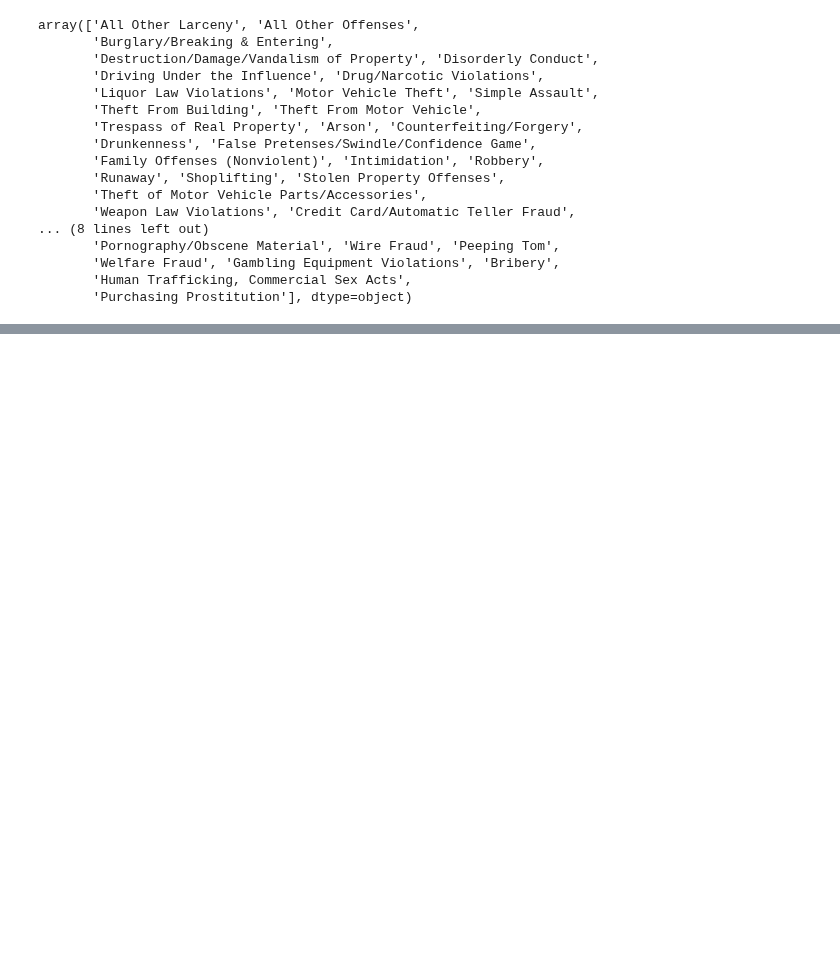
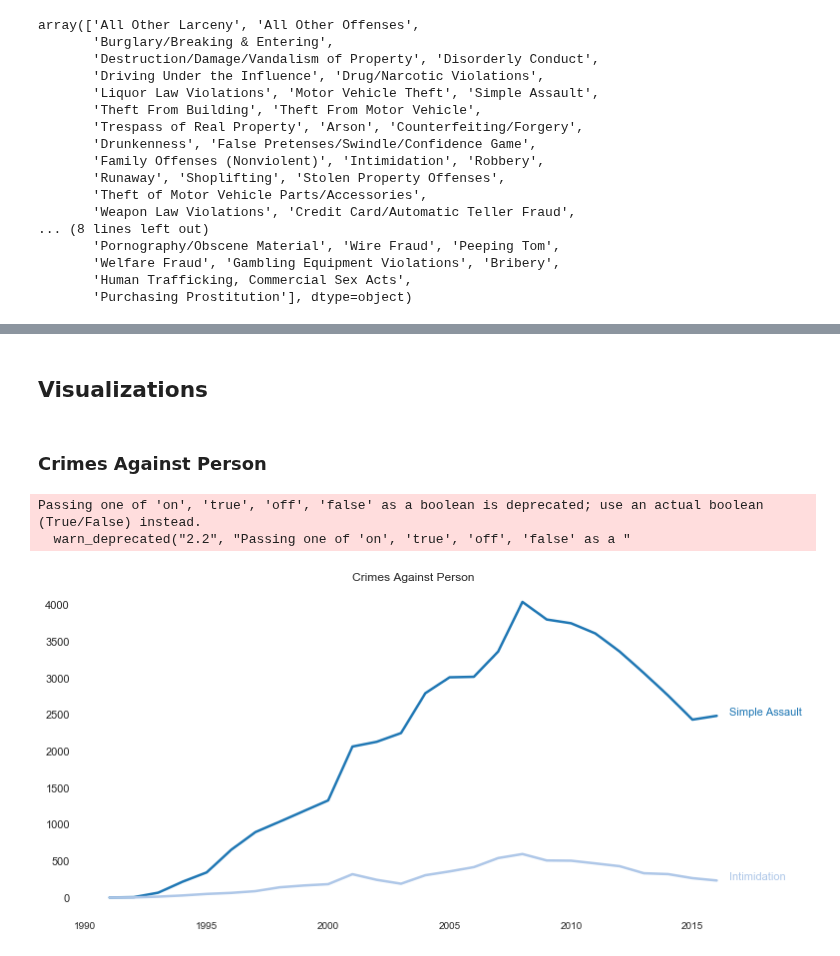
Before and after one commit to sheldonchan/clean_slate, a Jupyter notebook: notebooks/Arrest crime statistics.ipynb, the cells around one changed output, grey strips where cells are left out. Saved outputs shown, nothing was run; the diff lists cells and outputs as text; code cells hidden in the pictures; blank space fills up the shorter version.

Commit message:
Updated with charts
Updated with charts and recategorization

```diff
--- a/notebooks/Arrest crime statistics.ipynb
+++ b/notebooks/Arrest crime statistics.ipynb
@@ -54,0 +138,6 @@ arrests.head()
+# %%
+categories = { i:"Crimes Against Person" for i in crimes_against_person }
+categories.update({ i: "Crimes Against Property" for i in crimes_against_property})
+categories.update({ i: "Crimes Against Society" for i in crimes_against_society})
+categories.update({ i: "Group B Offenses" for i in group_b_offenses})
+categories.update({ i: "Missing" for i in missing})
@@ -109,0 +237,33 @@ clean_arrests[clean_arrests["Eligible"]]["Count"].sum()
+# %% [markdown]
+## Visualizations
+# %%
+tableau20 = [(31, 119, 180), (174, 199, 232), (255, 127, 14), (255, 187, 120),
+             (44, 160, 44), (152, 223, 138), (214, 39, 40), (255, 152, 150),
+             (148, 103, 189), (197, 176, 213), (140, 86, 75), (196, 156, 148),
+             (227, 119, 194), (247, 182, 210), (127, 127, 127), (199, 199, 199),
+             (188, 189, 34), (219, 219, 141), (23, 190, 207), (158, 218, 229)]
+
+# Scale the RGB values to the [0, 1] range, which is the format matplotlib accepts.
+for i in range(len(tableau20)):
+    r, g, b = tableau20[i]
+    tableau20[i] = (r / 255., g / 255., b / 255.)
+
+def crime_plot(categories):
+    plt.figure(figsize=(12, 6))
+    ax = plt.subplot(111)
+    ax.spines["top"].set_visible(False)
+    ax.spines["bottom"].set_visible(False)
+    ax.spines["right"].set_visible(False)
+    ax.spines["left"].set_visible(False)
+    ax.get_xaxis().tick_bottom()
+    ax.get_yaxis().tick_left()
+    plt.xticks(fontsize=10)
+    plt.tick_params(axis="both", which="both", bottom="off", top="off",
+                    labelbottom="on", left="off", right="off", labelleft="on")
+
+    for rank, column in enumerate(categories):
+        if column in plot_data.columns:
+            plt.plot(plot_data["Date"].values, plot_data[column].values, lw=2.5, color=tableau20[rank%20])
+            y_pos = plot_data[column].values[-1] - 0.5
+            plt.text(2016.5, y_pos, column, fontsize=11, color=tableau20[rank%20])
+    return plt
@@ -109,0 +277,11 @@ clean_arrests[clean_arrests["Eligible"]]["Count"].sum()
+# %% [markdown]
+### Crimes Against Person
+# %%
+outliers = ["Simple Assault", "Intimidation"]
+plt = crime_plot(outliers)
+plt.title("Crimes Against Person")
+plt.show();
+# %% [output]
+Passing one of 'on', 'true', 'off', 'false' as a boolean is deprecated; use an actual boolean (True/False) instead.
+  warn_deprecated("2.2", "Passing one of 'on', 'true', 'off', 'false' as a "
+[figure, added]
```
Also changed, not shown: parts of 23 cells of this notebook.
